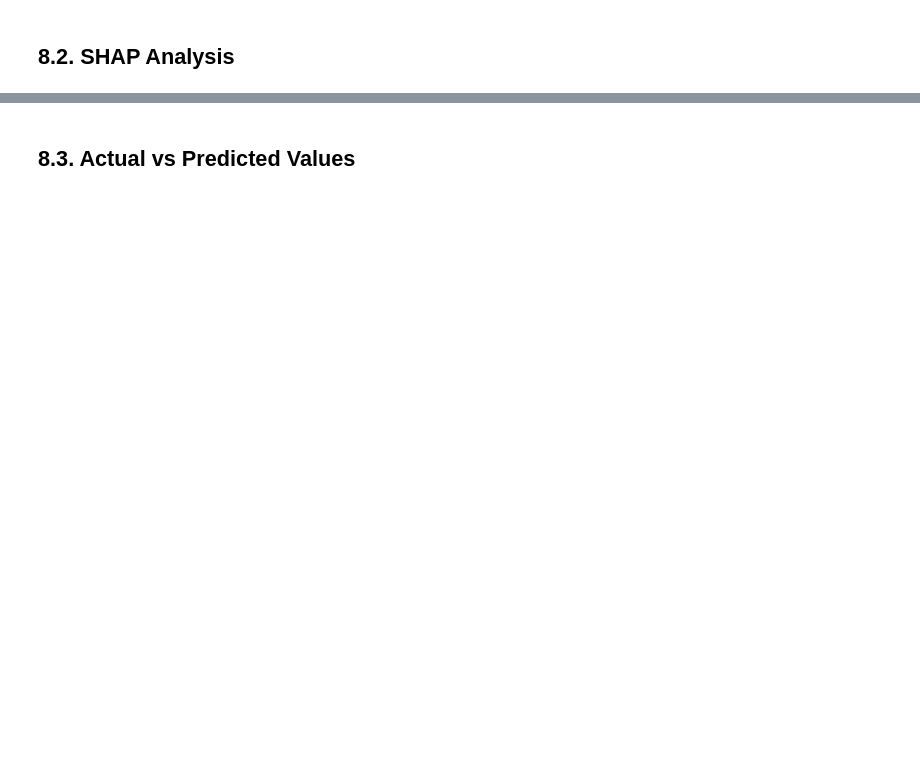
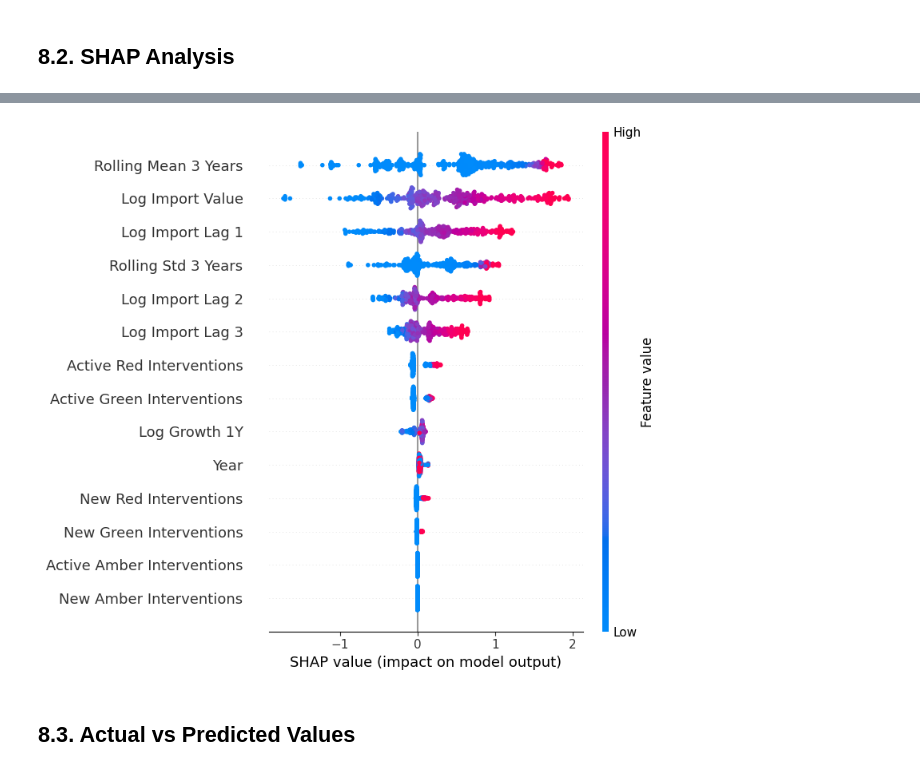
Before and after one commit to atessberfin/voltradar, a Jupyter notebook: notebooks/VoltRadar_Masters_Thesis.ipynb, the cells around one changed output, grey strips where cells are left out. Drawn from its saved outputs; the diff is of its cells as text; code cells hidden in the pictures; blank space fills up the shorter version.

```diff
--- a/notebooks/VoltRadar_Masters_Thesis.ipynb
+++ b/notebooks/VoltRadar_Masters_Thesis.ipynb
@@ -3970,2 +4140,10 @@ Average performance across validation years:
+# %%
+shap.summary_plot(
+    shap_values_model_2.values,
+    X_test_policy_shap,
+    feature_names=policy_enriched_features
+)
+# %% [output]
+[figure, added]
 # %% [markdown]
 ## **8.3. Actual vs Predicted Values**
```
Also changed, not shown: parts of 44 cells of this notebook.
